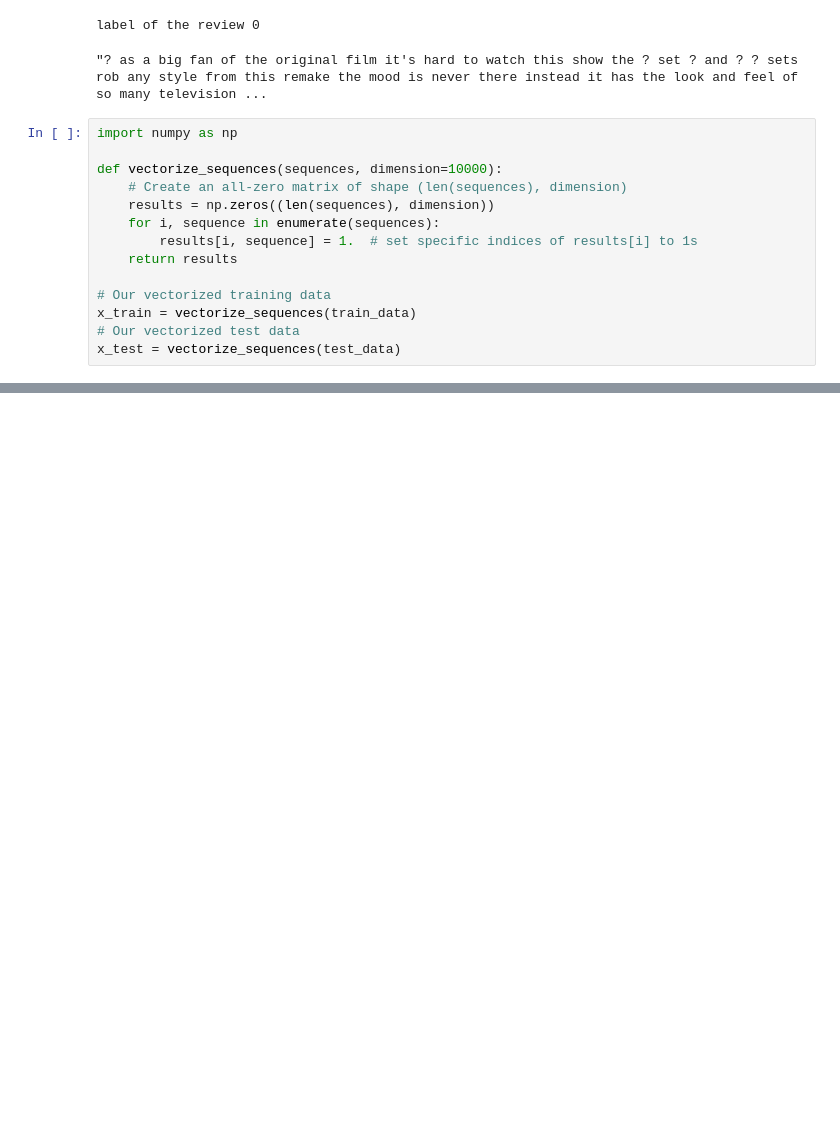
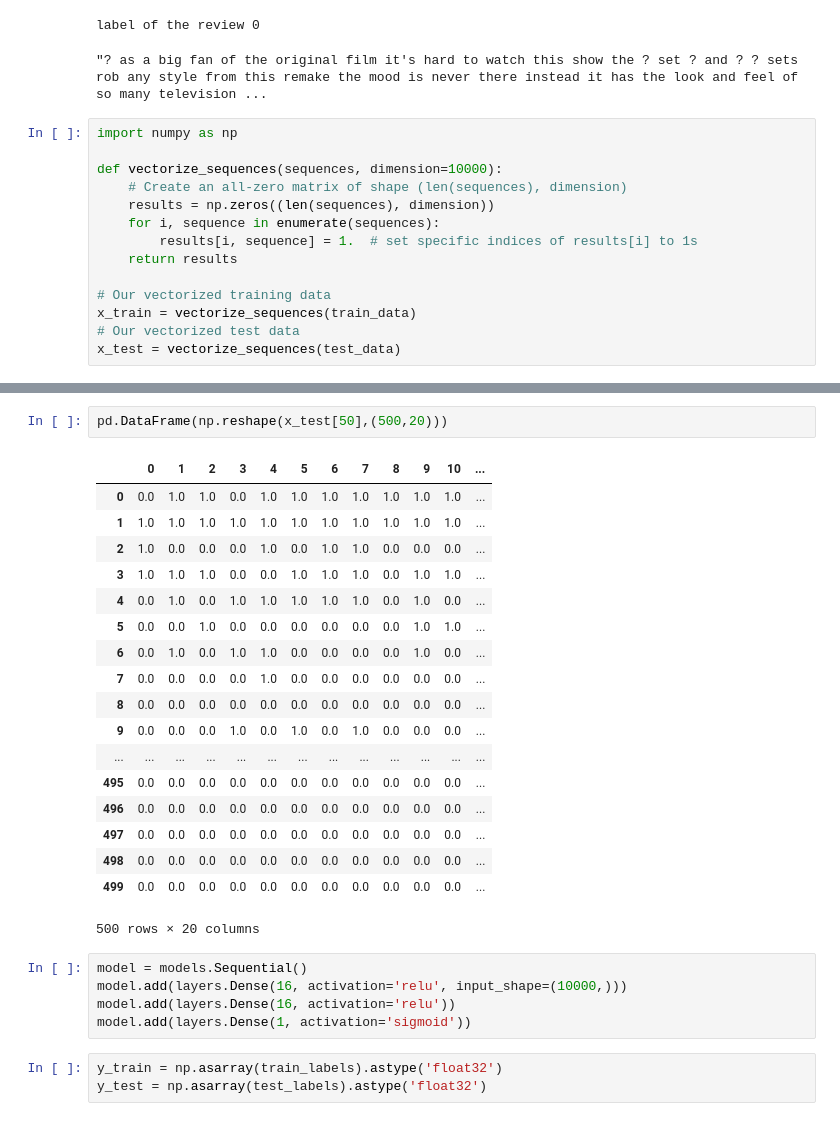
Before and after one commit to alvi-subhan/Deep-learning-using-keras, a Jupyter notebook: imdb.ipynb, the cells around one changed output, grey strips where cells are left out. Cells and saved outputs as stored; diff of their text form; blank space fills up the shorter version.

```diff
--- a/imdb.ipynb
+++ b/imdb.ipynb
@@ -82,0 +116,29 @@ x_test
+# %%
+pd.DataFrame(np.reshape(x_test[50],(500,20)))
+# %% [output]
+|  | 0 | 1 | 2 | 3 | 4 | 5 | 6 | 7 | 8 | 9 | 10 | ... |
+| 0 | 0.0 | 1.0 | 1.0 | 0.0 | 1.0 | 1.0 | 1.0 | 1.0 | 1.0 | 1.0 | 1.0 | ... |
+| 1 | 1.0 | 1.0 | 1.0 | 1.0 | 1.0 | 1.0 | 1.0 | 1.0 | 1.0 | 1.0 | 1.0 | ... |
+| 2 | 1.0 | 0.0 | 0.0 | 0.0 | 1.0 | 0.0 | 1.0 | 1.0 | 0.0 | 0.0 | 0.0 | ... |
+| 3 | 1.0 | 1.0 | 1.0 | 0.0 | 0.0 | 1.0 | 1.0 | 1.0 | 0.0 | 1.0 | 1.0 | ... |
+| 4 | 0.0 | 1.0 | 0.0 | 1.0 | 1.0 | 1.0 | 1.0 | 1.0 | 0.0 | 1.0 | 0.0 | ... |
+| 5 | 0.0 | 0.0 | 1.0 | 0.0 | 0.0 | 0.0 | 0.0 | 0.0 | 0.0 | 1.0 | 1.0 | ... |
+| 6 | 0.0 | 1.0 | 0.0 | 1.0 | 1.0 | 0.0 | 0.0 | 0.0 | 0.0 | 1.0 | 0.0 | ... |
+| 7 | 0.0 | 0.0 | 0.0 | 0.0 | 1.0 | 0.0 | 0.0 | 0.0 | 0.0 | 0.0 | 0.0 | ... |
+| 8 | 0.0 | 0.0 | 0.0 | 0.0 | 0.0 | 0.0 | 0.0 | 0.0 | 0.0 | 0.0 | 0.0 | ... |
+| 9 | 0.0 | 0.0 | 0.0 | 1.0 | 0.0 | 1.0 | 0.0 | 1.0 | 0.0 | 0.0 | 0.0 | ... |
+| ... | ... | ... | ... | ... | ... | ... | ... | ... | ... | ... | ... | ... |
+| 495 | 0.0 | 0.0 | 0.0 | 0.0 | 0.0 | 0.0 | 0.0 | 0.0 | 0.0 | 0.0 | 0.0 | ... |
+| 496 | 0.0 | 0.0 | 0.0 | 0.0 | 0.0 | 0.0 | 0.0 | 0.0 | 0.0 | 0.0 | 0.0 | ... |
+| 497 | 0.0 | 0.0 | 0.0 | 0.0 | 0.0 | 0.0 | 0.0 | 0.0 | 0.0 | 0.0 | 0.0 | ... |
+| 498 | 0.0 | 0.0 | 0.0 | 0.0 | 0.0 | 0.0 | 0.0 | 0.0 | 0.0 | 0.0 | 0.0 | ... |
+| 499 | 0.0 | 0.0 | 0.0 | 0.0 | 0.0 | 0.0 | 0.0 | 0.0 | 0.0 | 0.0 | 0.0 | ... |
+500 rows × 20 columns
+# %%
+model = models.Sequential()
+model.add(layers.Dense(16, activation='relu', input_shape=(10000,)))
+model.add(layers.Dense(16, activation='relu'))
+model.add(layers.Dense(1, activation='sigmoid'))
+# %%
+y_train = np.asarray(train_labels).astype('float32')
+y_test = np.asarray(test_labels).astype('float32')
```
Also changed, not shown: parts of 17 cells of this notebook.
